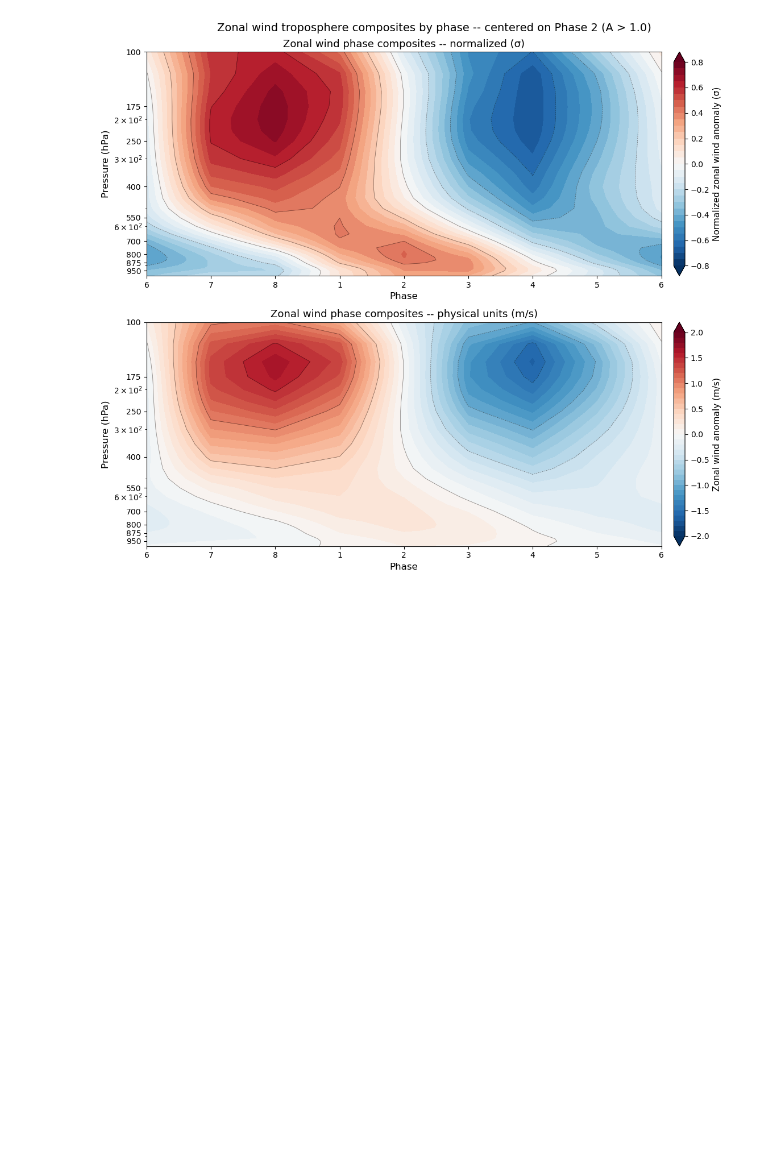
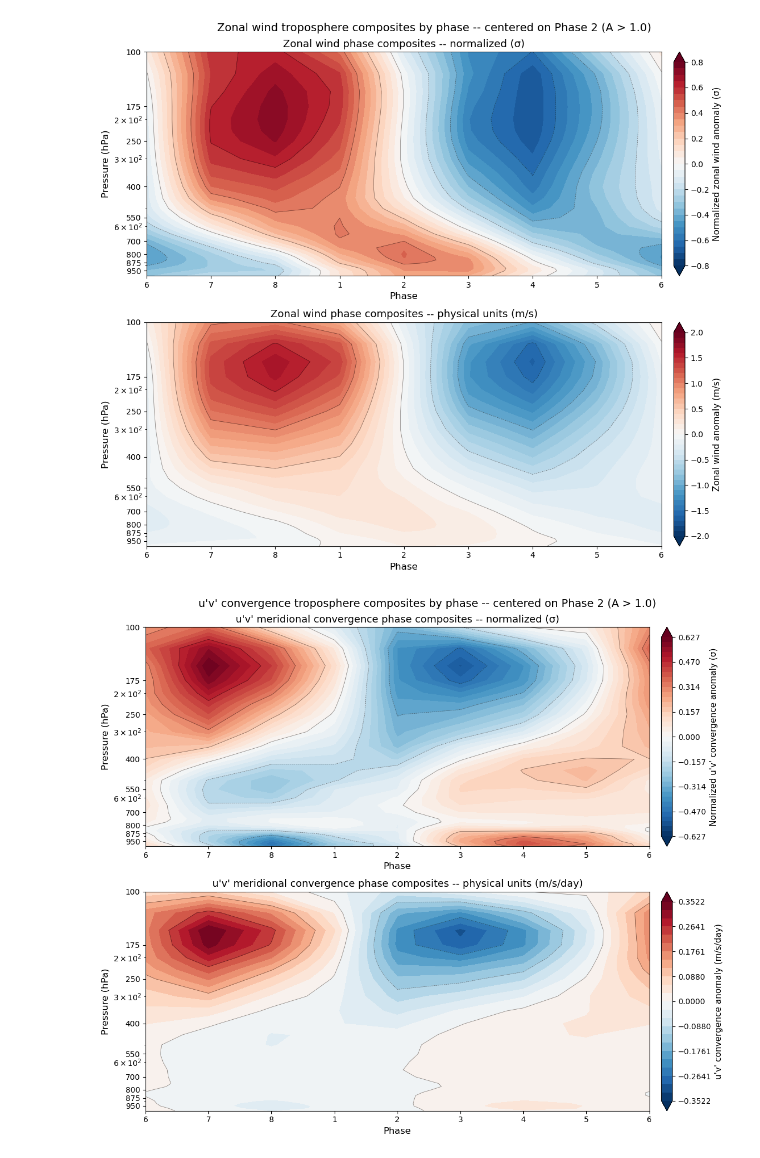
Before and after one commit to Falcon-1529/tam, a Jupyter notebook: notebooks/varcomposites.ipynb, the cells around one changed output. Saved outputs shown, nothing was run; the diff lists cells and outputs as text; code cells hidden in the pictures; blank space fills up the shorter version.

```diff
--- a/notebooks/varcomposites.ipynb
+++ b/notebooks/varcomposites.ipynb
@@ -47,3 +51,18 @@ highpwstarshaved = highpwstara.isel(alltime=slice(edge_trim, -edge_trim))
+# %%
+# 1. Preprocessing (same as before)
+R_earth = 6.371e6
+upvp_merid_div = -highpupvpshaved.differentiate('latitude') * (180/np.pi) / R_earth
+
+# 2. Unit conversion
+upvp_merid_div_perday = upvp_merid_div * 86400
+
+# 3. Latavg -15 to 15, consistent with GPH/T/u/w* composites
+upvp_merid_div_trop = uf.latavg(upvp_merid_div_perday, -15, 15)
+
+# 4. Composite
+#comp_upvpdiv_physical, comp_upvpdiv_norm = phase_composite(
+   # upvp_merid_div_trop, phase, A, threshold=1.0
+#)
 # %%
 tamp = uf.latavg(zmzanomts, -15,15)
 uavg = uf.latavg(highpUshaved, -15,15)
@@ -58,3 +78,4 @@ u_trop = uavg.sel(level=slice(100,1000))
 t_trop = tavg.sel(level=slice(100,1000))
 upvp_trop = upvpavg.sel(level=slice(100,1000))
 wstar_trop = wstaravg.sel(level=slice(100,1000))
+upvpconv_trop = upvp_merid_div_trop.sel(level=slice(100,1000))
@@ -510,3 +611,86 @@ plt.tight_layout()
 plt.show()
 # %% [output]
 [figure]
+# %%
+comp_upvpdiv_physical, comp_upvpdiv_norm = phase_composite(upvpconv_trop, phase, A, threshold=1.0)
+# %%
+# Phase reordering centered on phase 2
+phase_order  = [5, 6, 7, 0, 1, 2, 3, 4, 5]
+phase_labels = [6, 7, 8, 1, 2, 3, 4, 5, 6]
+phases_centered = np.arange(1, 10)
+
+comp_upvpdiv_norm_centered     = comp_upvpdiv_norm[:, phase_order]     # shape (27, 9)
+comp_upvpdiv_physical_centered = comp_upvpdiv_physical[:, phase_order] # shape (27, 9)
+
+# Get levels -- confirm same as upvp_merid_div_trop
+upvpdiv_levels = upvpconv_trop.level.values
+
+# Set contour levels from the actual composite range (symmetric around 0)
+norm_bound = np.nanmax(np.abs(comp_upvpdiv_norm_centered))
+phys_bound = np.nanmax(np.abs(comp_upvpdiv_physical_centered))
+
+norm_levels_fill    = np.linspace(-norm_bound, norm_bound, 41)
+norm_levels_contour = np.linspace(-norm_bound, norm_bound, 9)
+
+phys_levels_fill    = np.linspace(-phys_bound, phys_bound, 25)
+phys_levels_contour = np.linspace(-phys_bound, phys_bound, 7)
+
+fig, axes = plt.subplots(2, 1, figsize=(12, 10))
+
+# --- Normalized ---
+ax = axes[0]
+cf1 = ax.contourf(
+    phases_centered, upvpdiv_levels, comp_upvpdiv_norm_centered,
+    levels=norm_levels_fill,
+    cmap='RdBu_r',
+    extend='both'
+)
+ax.contour(
+    phases_centered, upvpdiv_levels, comp_upvpdiv_norm_centered,
+    levels=norm_levels_contour,
+    colors='k', linewidths=0.5, alpha=0.5
+)
+ax.set_yscale('log')
+ax.set_ylim(1000, 100)
+ax.set_ylabel('Pressure (hPa)', fontsize=12)
+ax.set_title("u'v' meridional convergence phase composites -- normalized (σ)", fontsize=13)
+ax.set_xticks(phases_centered)
+ax.set_xticklabels(phase_labels)
+ax.set_xlabel('Phase', fontsize=12)
+ax.get_yaxis().set_major_formatter(matplotlib.ticker.ScalarFormatter())
+ax.set_yticks(upvpdiv_levels[::3])
+cbar1 = fig.colorbar(cf1, ax=ax, orientation='vertical', pad=0.02)
+cbar1.set_label("Normalized u'v' convergence anomaly (σ)", fontsize=11)
+
+# --- Physical units ---
+ax = axes[1]
+cf2 = ax.contourf(
+    phases_centered, upvpdiv_levels, comp_upvpdiv_physical_centered,
+    levels=phys_levels_fill,
+    cmap='RdBu_r',
+    extend='both'
+)
+ax.contour(
+    phases_centered, upvpdiv_levels, comp_upvpdiv_physical_centered,
+    levels=phys_levels_contour,
+    colors='k', linewidths=0.5, alpha=0.5
+)
+ax.set_yscale('log')
+ax.set_ylim(1000, 100)
+ax.set_ylabel('Pressure (hPa)', fontsize=12)
+ax.set_title("u'v' meridional convergence phase composites -- physical units (m/s/day)", fontsize=13)
+ax.set_xticks(phases_centered)
+ax.set_xticklabels(phase_labels)
+ax.set_xlabel('Phase', fontsize=12)
+ax.get_yaxis().set_major_formatter(matplotlib.ticker.ScalarFormatter())
+ax.set_yticks(upvpdiv_levels[::3])
+cbar2 = fig.colorbar(cf2, ax=ax, orientation='vertical', pad=0.02)
+cbar2.set_label("u'v' convergence anomaly (m/s/day)", fontsize=11)
+
+plt.suptitle("u'v' convergence troposphere composites by phase -- centered on Phase 2 (A > 1.0)",
+             fontsize=14)
+plt.tight_layout()
+#plt.savefig('upvpdiv_phase_composites_centered.png', dpi=300, bbox_inches='tight')
+plt.show()
+# %% [output]
+[figure, added]
```
Also changed, not shown: parts of 31 cells of this notebook, 2 other files.
